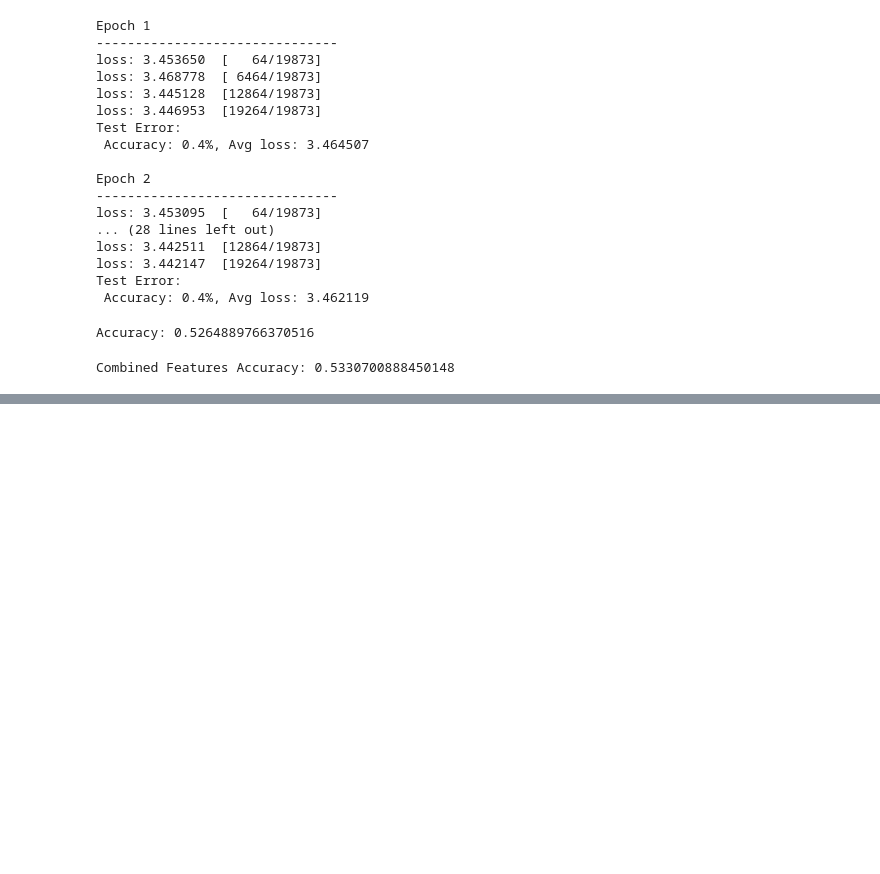
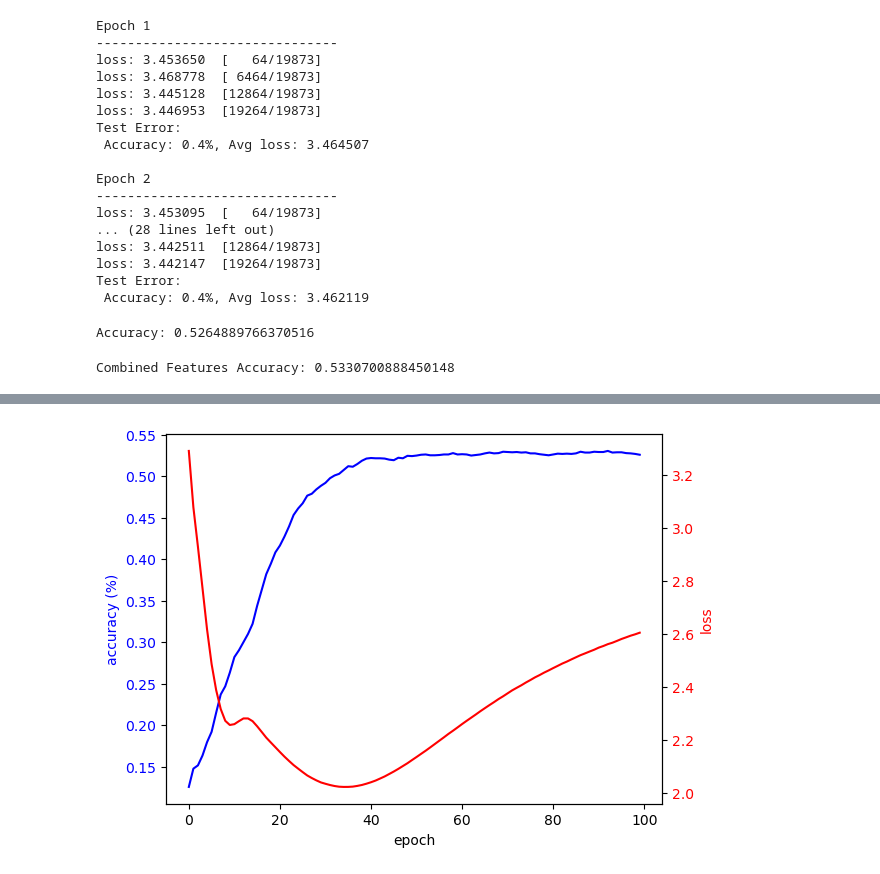
Before and after one commit to kate-richardson/cs1810practical, a Jupyter notebook: practical.ipynb, the cells around one changed output, grey strips where cells are left out. Cells and saved outputs as stored; diff of their text form; code cells hidden in the pictures; blank space fills up the shorter version.

```diff
--- a/practical.ipynb
+++ b/practical.ipynb
@@ -647,0 +938,27 @@ Combined Features Accuracy: 0.5330700888450148
+# %%
+def test(dataloader, model, loss_fn):
+    size = len(dataloader.dataset)
+    num_batches = len(dataloader)
+    model.eval()
+    test_loss, correct = 0, 0
+    with torch.no_grad():
+        for X, y in dataloader:
+            X = X.float()
+            pred = model(X)
+            test_loss += loss_fn(pred, y).item()
+            correct += (pred.argmax(1) == y).type(torch.float).sum().item()
+    test_loss /= num_batches
+    correct /= size
+    print(f"Test Error: \n Accuracy: {(100*correct):>0.1f}%, Avg loss: {test_loss:>8f} \n")
+    return correct, test_loss
+
+accuracies = []
+losses = []
+model = NeuralNetwork(size=2048)
+optimizer = torch.optim.SGD(model.parameters(), lr=0.01)
+for e in range(100):
+    print(f"Epoch {e+1}\n-------------------------------")
+    train_fxn(train_dataloader, model, loss_fn, optimizer)
+    c, l = test(val_dataloader, model, loss_fn)
+    accuracies.append(c)
+    losses.append(l)
@@ -647,0 +983,12 @@ Combined Features Accuracy: 0.5330700888450148
+# %%
+fig, ax1 = plt.subplots()
+ax1.set_xlabel('epoch')
+ax1.plot(range(len(accuracies)), accuracies, color='blue')
+ax1.set_ylabel('accuracy (%)', color='blue')
+ax1.tick_params(axis='y', labelcolor='blue')
+ax2 = ax1.twinx()
+ax2.plot(range(len(losses)), losses, color='red')
+ax2.set_ylabel('loss', color='red')
+ax2.tick_params(axis='y', labelcolor='red')
+# %% [output]
+[figure, added]
```
Also changed, not shown: parts of 18 cells of this notebook.
